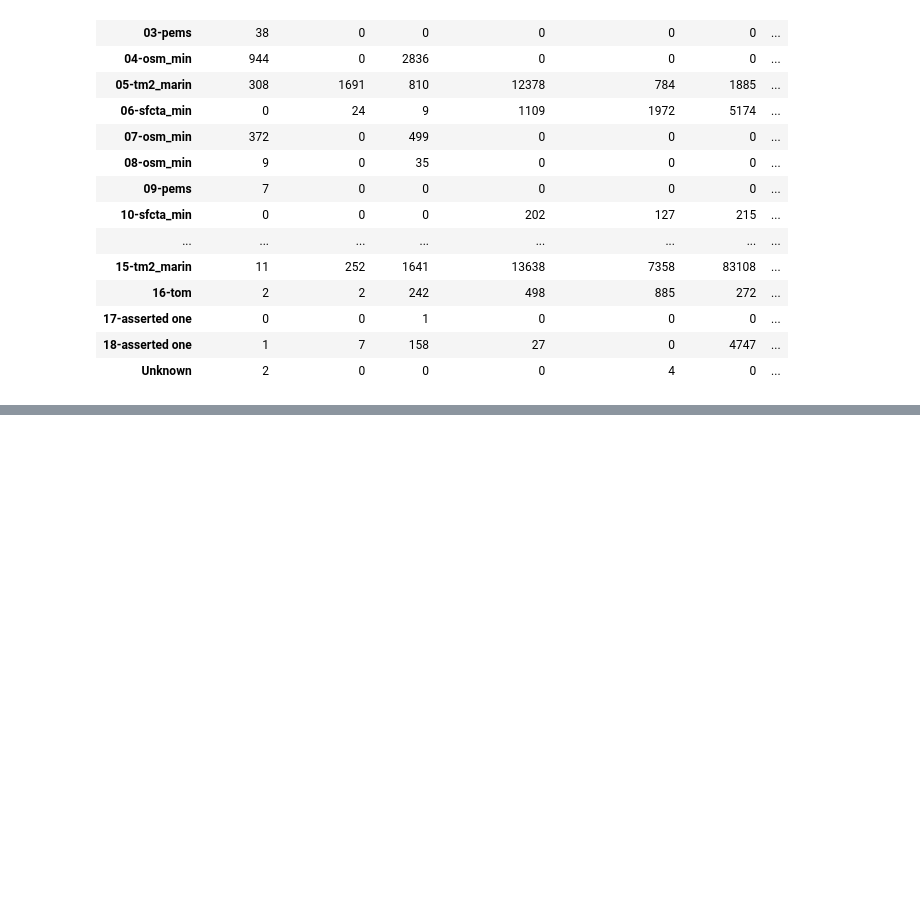
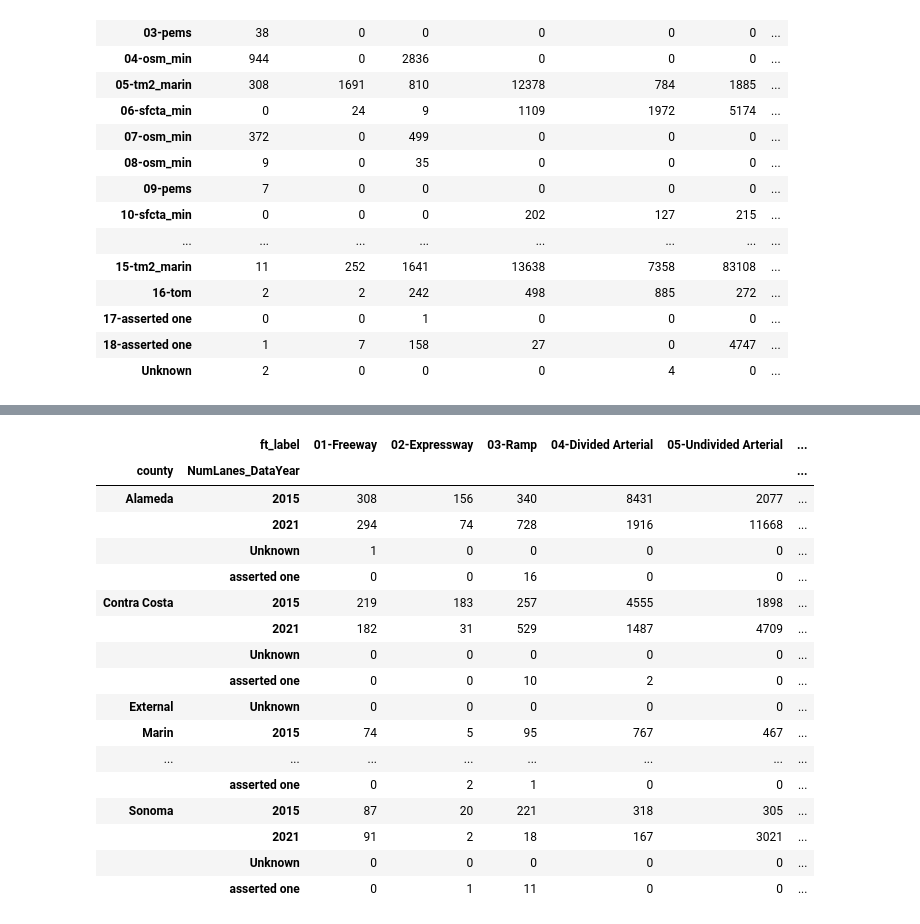
Before and after one commit to BayAreaMetro/travel-model-two-networks, a Jupyter notebook: notebooks/network_QA/Gen_crosstab_heuristics_by_ft.ipynb, the cells around one changed output, grey strips where cells are left out. Cells and saved outputs as stored; diff of their text form; code cells hidden in the pictures; blank space fills up the shorter version.

Commit message:
added data year 2015 vs 2021 to the crosstab

```diff
--- a/notebooks/network_QA/Gen_crosstab_heuristics_by_ft.ipynb
+++ b/notebooks/network_QA/Gen_crosstab_heuristics_by_ft.ipynb
@@ -250,0 +301,23 @@ pd.crosstab(tm2_attrs_df.heuristic_label, tm2_attrs_df.ft_label)
+# %%
+# and by county
+pd.set_option("display.max_rows", None, "display.max_columns", None)
+pd.crosstab([tm2_attrs_df.county, tm2_attrs_df.NumLanes_DataYear], tm2_attrs_df.ft_label)
+# %% [output]
+|  | ft_label | 01-Freeway | 02-Expressway | 03-Ramp | 04-Divided Arterial | 05-Undivided Arterial | ... |
+| county | NumLanes_DataYear |  |  |  |  |  | ... |
+| Alameda | 2015 | 308 | 156 | 340 | 8431 | 2077 | ... |
+|  | 2021 | 294 | 74 | 728 | 1916 | 11668 | ... |
+|  | Unknown | 1 | 0 | 0 | 0 | 0 | ... |
+|  | asserted one | 0 | 0 | 16 | 0 | 0 | ... |
+| Contra Costa | 2015 | 219 | 183 | 257 | 4555 | 1898 | ... |
+|  | 2021 | 182 | 31 | 529 | 1487 | 4709 | ... |
+|  | Unknown | 0 | 0 | 0 | 0 | 0 | ... |
+|  | asserted one | 0 | 0 | 10 | 2 | 0 | ... |
+| External | Unknown | 0 | 0 | 0 | 0 | 0 | ... |
+| Marin | 2015 | 74 | 5 | 95 | 767 | 467 | ... |
+| ... | ... | ... | ... | ... | ... | ... | ... |
+|  | asserted one | 0 | 2 | 1 | 0 | 0 | ... |
+| Sonoma | 2015 | 87 | 20 | 221 | 318 | 305 | ... |
+|  | 2021 | 91 | 2 | 18 | 167 | 3021 | ... |
+|  | Unknown | 0 | 0 | 0 | 0 | 0 | ... |
+|  | asserted one | 0 | 1 | 11 | 0 | 0 | ... |
```
Also changed, not shown: parts of 5 cells of this notebook.
